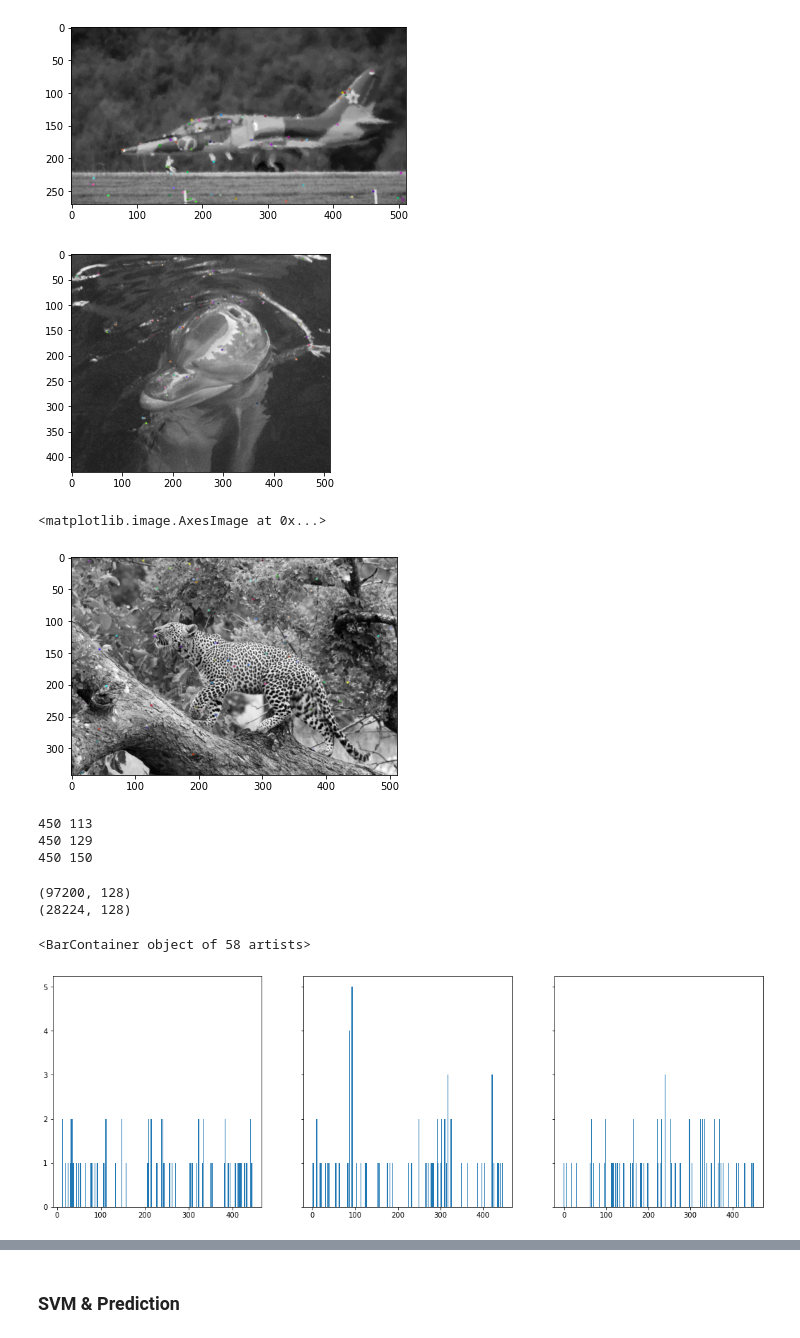
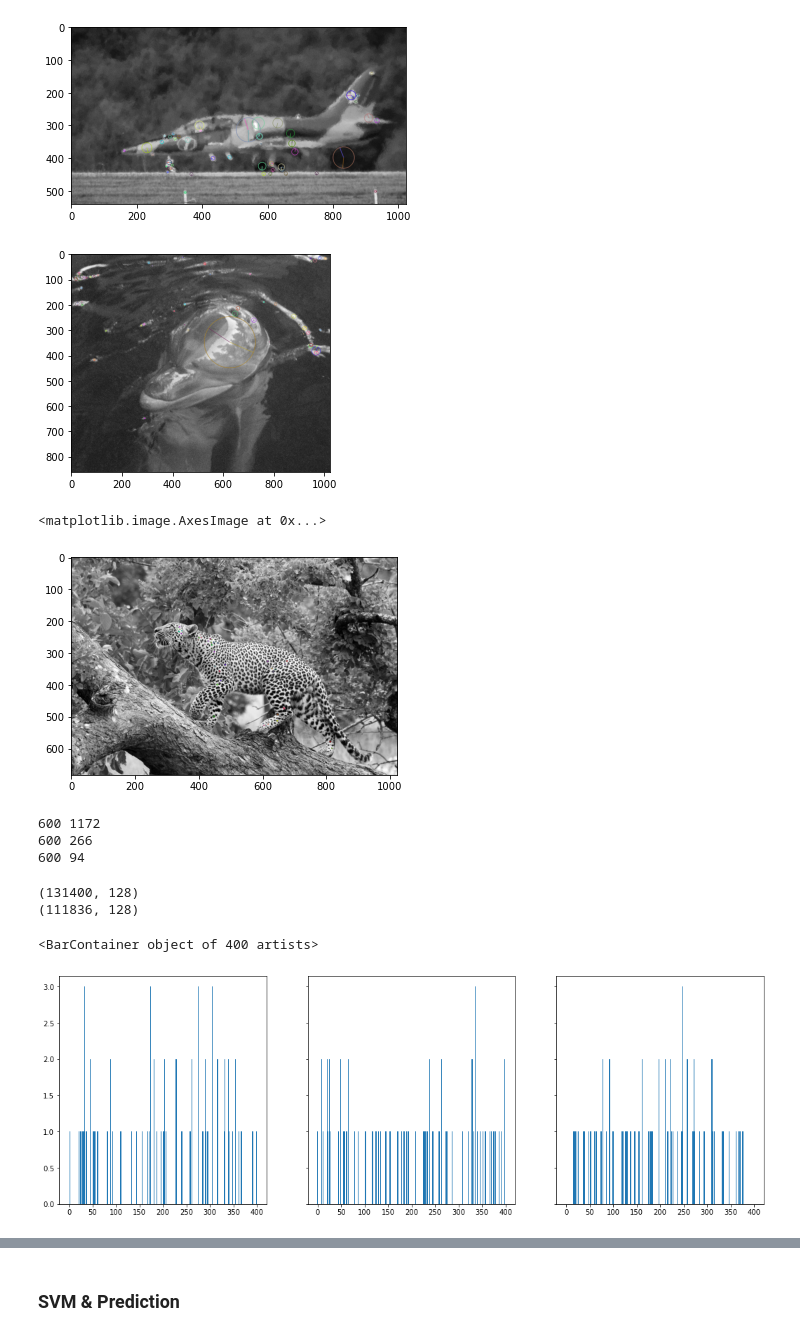
Before and after one commit to smills7997/AirplaneLeopardOrDolphin, a Jupyter notebook: VisualBagOfWords.ipynb, the cells around one changed output, grey strips where cells are left out. Saved outputs shown, nothing was run; the diff lists cells and outputs as text; code cells hidden in the pictures.

```diff
--- a/VisualBagOfWords.ipynb
+++ b/VisualBagOfWords.ipynb
@@ -5,14 +22,12 @@
 # %%
 import numpy as np
 import matplotlib.pyplot as plt
+from sklearn import svm
 from sklearn.model_selection import train_test_split
 from sklearn.cluster import KMeans
+from sklearn.metrics import confusion_matrix
 import cv2
 import os
-import random
-from scipy.spatial.distance import cdist
-from scipy import stats
-from sklearn import svm
 
 # Reads all images in given directory
 def read_images(image_dir, N=None, resize_val=None):
@@ -33,9 +48,9 @@ def read_images(image_dir, N=None, resize_val=None):
 
     return imgs
 
-airplanes = read_images('..\\OIDv4_ToolKit\\OID\\Dataset\\train\\Airplane', resize_val=0.5, N=600)
-dolphins = read_images('..\\OIDv4_ToolKit\\OID\\Dataset\\train\\Dolphin', resize_val=0.5, N=600)
-leopards = read_images('..\\OIDv4_ToolKit\\OID\\Dataset\\train\\Leopard', resize_val=0.5, N=600)
+airplanes = read_images('..\\OIDv4_ToolKit\\OID\\Dataset\\train\\Airplane')
+dolphins = read_images('..\\OIDv4_ToolKit\\OID\\Dataset\\train\\Dolphin')
+leopards = read_images('..\\OIDv4_ToolKit\\OID\\Dataset\\train\\Leopard')
 # %%
 def plot_img_and_keypoints(img):
     fig, ((ax1, ax2)) = plt.subplots(1, 2, figsize=(14, 10))
@@ -84,19 +101,19 @@ print(min(map(len, airplanes_kp)), min(map(len, dolphins_kp)), min(map(len, leop
 # %%
 def argsort(seq):
     # http://stackoverflow.com/questions/3071415/efficient-method-to-calculate-the-rank-vector-of-a-list-in-python
-    return sorted(range(len(seq)), key=seq.__getitem__)
+    return sorted(range(len(seq)), key=seq.__getitem__)[::-1]
 
 def get_top_kp_desc(keypoints, descriptors, n):
     top_kp = []
     top_desc = []
     for keypoint, descriptor in zip(keypoints, descriptors):
-        kp_sorted_idx = argsort([kp.size for kp in keypoint])
+        kp_sorted_idx = argsort([kp.response for kp in keypoint])
         top_kp_idx = kp_sorted_idx[:n]
         top_kp.append([keypoint[i] for i in top_kp_idx])
         top_desc.append(descriptor[top_kp_idx,:])
     return top_kp, top_desc
 
-min_kp = 72
+min_kp = 73
 kpa, desca = get_top_kp_desc(airplanes_kp, airplanes_des, min_kp)
 kpd, descd = get_top_kp_desc(dolphins_kp, dolphins_des, min_kp)
 kpl, descl = get_top_kp_desc(leopards_kp, leopards_des, min_kp)
@@ -110,12 +127,12 @@ plt.imshow(imgd)
 plt.show()
 plt.imshow(imgl)
 # %% [output]
-[figure, old version]
+[figure, new version]
-[figure, old version]
+[figure, new version]
 <matplotlib.image.AxesImage at 0x...>
-[figure, old version]
+[figure, new version]
 # %%
-train_size = 450
+train_size = 600
 desca_train, desca_test, kpa_train, kpa_test, imga_train, imga_test = train_test_split(desca, kpa, airplanes_imgs, train_size=train_size)
 descd_train, descd_test, kpd_train, kpd_test, imgd_train, imgd_test = train_test_split(descd, kpd, dolphins_imgs, train_size=train_size)
 descl_train, descl_test, kpl_train, kpl_test, imgl_train, imgl_test  = train_test_split(descl, kpl, leopards_imgs, train_size=train_size)
@@ -123,9 +140,9 @@ print(len(desca_train), len(desca_test))
 print(len(descd_train), len(descd_test))
 print(len(descl_train), len(descl_test))
 # %% [output]
-450 113
-450 129
-450 150
+600 1172
+600 266
+600 94
 # %%
 desca_train_flat = np.vstack(desca_train)
 descd_train_flat = np.vstack(descd_train)
@@ -144,8 +161,8 @@ test_images = [imga_test, imgd_test, imgl_test]
 print(train_set.shape)
 print(test_set.shape)
 # %% [output]
-(97200, 128)
-(28224, 128)
+(131400, 128)
+(111836, 128)
 # %%
 k = 400
 kmeans = KMeans(n_clusters=k)
@@ -173,19 +218,25 @@ def get_class_imgnum_from_index(keypoint_index, img_per_class, kp_per_img):
     if class_num > 2 or image_num < 0 or image_num > img_per_class:
         raise ValueError('Bad arguments; Class num or image num outside range')
     return class_num, image_num, kp_num
+# %%
+def get_img_histogram(histograms, img_class, img_num, img_per_class):
+    img_class_num = img_class_label.get(img_class)
+    if img_class_num is None or img_num > img_per_class:
+        raise ValueError('Bad arguments')
+    img_idx = img_class_num * img_per_class + img_num
+    return histograms[img_idx]
 # %%
-img1_labels = get_img_cluster_labels(train_labels, 'airplane', 4, train_size, min_kp)
-img1_hist = np.unique(img1_labels, return_counts=True)
-img2_labels = get_img_cluster_labels(train_labels, 'dolphin', 0, train_size, min_kp)
-img2_hist = np.unique(img2_labels, return_counts=True)
-img3_labels = get_img_cluster_labels(train_labels, 'leopard', 1, train_size, min_kp)
-img3_hist = np.unique(img3_labels, return_counts=True)
+img1_hist = get_img_histogram(train_histograms, 'airplane', 4, train_size)
+img2_hist = get_img_histogram(train_histograms, 'dolphin', 0, train_size)
+img3_hist = get_img_histogram(train_histograms, 'leopard', 1, train_size)
+
+
 
 fig, ((ax1, ax2, ax3)) = plt.subplots(1, 3, figsize=(18, 6), sharey=True)
-ax1.bar(img1_hist[0], img1_hist[1], width=2)
-ax2.bar(img2_hist[0], img2_hist[1], width=2)
-ax3.bar(img3_hist[0], img3_hist[1], width=2)
+ax1.bar(range(k), img1_hist, width=2)
+ax2.bar(range(k), img2_hist, width=2)
+ax3.bar(range(k), img3_hist, width=2)
 # %% [output]
-<BarContainer object of 58 artists>
+<BarContainer object of 400 artists>
-[figure, old version]
+[figure, new version]
 # %%
```
Also changed, not shown: parts of 26 cells of this notebook.
